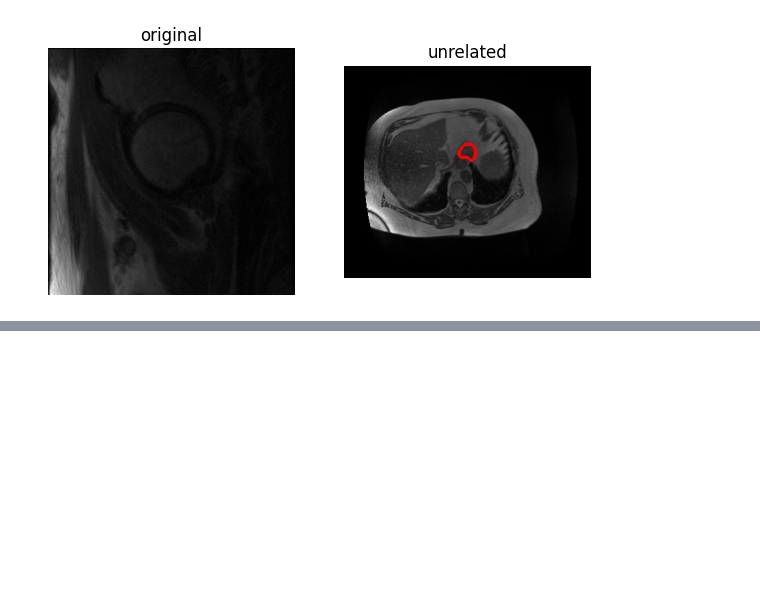
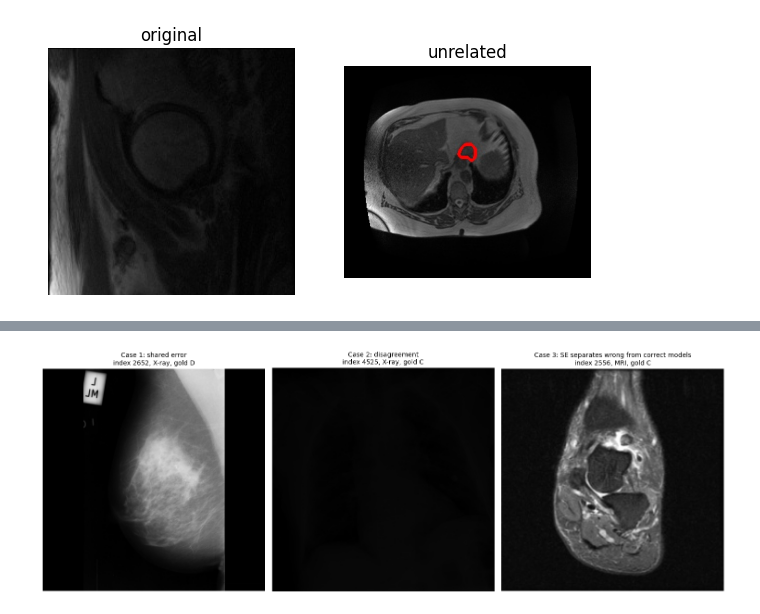
Before and after one commit to GeorgiosMavrakis/introduction-to-github, a Jupyter notebook: Copy_of_[MAM11A_2026]_V&L_Practicum_Uncertainty_Final.ipynb, the cells around one changed output, grey strips where cells are left out. Saved outputs shown, nothing was run; the diff lists cells and outputs as text; code cells hidden in the pictures; blank space fills up the shorter version.

Commit message:
Created using Colab Question 14 and 18

```diff
--- a/Copy_of_[MAM11A_2026]_V&L_Practicum_Uncertainty_Final.ipynb
+++ b/Copy_of_[MAM11A_2026]_V&L_Practicum_Uncertainty_Final.ipynb
@@ -2024,0 +2027,93 @@ unrelated image: votes {'D': 10}, SE -0.00, example '[D] ankle or foot soft tiss
+# %%
+#Q14
+import matplotlib.pyplot as plt
+
+files14 = {
+    "GPT-5-mini": "data/model_responses/outputs_gpt5-mini_no-logprobs.tsv",
+    "Qwen2.5-VL-32B T=1.0": "data/model_responses/outputs_Qwen2.5-VL-32B-Instruct-temp_1.0.tsv",
+    "Qwen2-VL-2B T=1.0": "data/model_responses/outputs_Qwen2-VL-2B-Instruct-temp_1.0.tsv",
+    "medgemma-4b-it T=1.0": "data/model_responses/outputs_medgemma-4b-it-temp_1.0.tsv",
+}
+d14 = {m: load_and_process_data(p) for m, p in files14.items()}
+
+def per_question(d):
+    """Majority answer, correctness, semantic entropy and vote counts per question, with the notebook's vote rule."""
+    rows = []
+    for idx, g in d.groupby("index"):
+        votes = Counter(g["parsed_response"])
+        maj = votes.most_common(1)[0][0]  # ties go to the first-encountered answer, None counts as a vote
+        p = np.array(list(votes.values())) / len(g)
+        rows.append({"index": idx, "maj": maj, "correct": int(maj == g["gold_label"].iloc[0]),
+                     "SE": round(-np.sum(p * np.log2(p)), 10) + 0.0, "n": len(g),
+                     "votes": ", ".join(f"{k}:{v}" for k, v in votes.most_common())})
+    return pd.DataFrame(rows).set_index("index")
+
+res14 = {}
+for m, d in d14.items():
+    q = per_question(d)
+    se, corr, _ = compute_semantic_entropy_uncertainty(d)
+    assert np.allclose(q["SE"], se) and (q["correct"].values == corr).all()
+    res14[m] = q
+
+common14 = res14["GPT-5-mini"].index  # the 225 questions gpt-5-mini covers
+for m in res14:
+    res14[m] = res14[m].loc[common14].copy()
+    res14[m]["SE_pct"] = res14[m]["SE"].rank(pct=True)  # percentile within the model, over the 225 questions
+
+print(pd.DataFrame([{"model": m, "n_questions": len(q), "samples_per_question": f"{q['n'].min()}-{q['n'].max()}",
+                     "majority_acc": round(q["correct"].mean(), 3), "mean_SE": round(q["SE"].mean(), 3),
+                     "n_SE0": int((q["SE"] == 0).sum())} for m, q in res14.items()]).set_index("model").to_string())
+
+maj14 = pd.DataFrame({m: q["maj"].astype(str) for m, q in res14.items()})
+cor14 = pd.DataFrame({m: q["correct"] for m, q in res14.items()})
+pct14 = pd.DataFrame({m: q["SE_pct"] for m, q in res14.items()})
+n_correct = cor14.sum(axis=1)
+feat14 = pd.DataFrame({
+    "gpt10": res14["GPT-5-mini"]["n"] == 10,
+    "mean_SE": pd.DataFrame({m: q["SE"] for m, q in res14.items()}).mean(axis=1),
+    "n_distinct": maj14.nunique(axis=1),
+    "same_wrong": (n_correct == 0) & (maj14.nunique(axis=1) == 1),
+    "gap": pct14.where(cor14 == 0).mean(axis=1) - pct14.where(cor14 == 1).mean(axis=1),  # wrong minus correct models
+})
+print(f"\nall four majority answers wrong: {(n_correct == 0).sum()} | all four agree: {(feat14['n_distinct'] == 1).sum()} "
+      f"| all four correct: {(n_correct == 4).sum()} | questions with 10 gpt-5-mini samples: {feat14['gpt10'].sum()}")
+
+def pick(mask, by, asc, exclude=()):
+    # pre-specified ranking, then questions with 10 gpt-5-mini samples, then lowest index
+    c = feat14[mask & ~feat14.index.isin(exclude)].reset_index()
+    return int(c.sort_values(by + ["gpt10", "index"], ascending=asc + [False, True]).iloc[0]["index"])
+
+cases14 = {}
+if (n_correct == 0).any():
+    cases14["Case 1: shared error"] = pick(n_correct == 0, ["same_wrong", "mean_SE"], [False, True])
+else:
+    print("no question is answered incorrectly by all four models")
+    cases14["Case 1: most models wrong, most disagreement"] = pick(n_correct == n_correct.min(), ["n_distinct", "mean_SE"], [False, True])
+cases14["Case 2: disagreement"] = pick(feat14["n_distinct"] > 1, ["n_distinct", "mean_SE"], [False, True], list(cases14.values()))
+cases14["Case 3: SE separates wrong from correct models"] = pick(n_correct.between(1, 3), ["gap"], [False], list(cases14.values()))
+
+ds14 = pd.read_csv("data/GMAI_mm_bench_dataset.tsv", sep="\t").set_index("index")
+for name, i in cases14.items():
+    r = ds14.loc[i]
+    print(f"\n{'=' * 110}\n{name}: index {i} | gold {r['answer']} | {r['modality']} | {r['clinical VQA task']} "
+          f"| {r['perceptual granularity']} | {r['department']}")
+    print(f"question: {r['question']}")
+    print("options: " + " | ".join(f"[{k}] {r[k]}" for k in "ABCDE" if pd.notna(r[k])))
+    tab = pd.DataFrame({m: q.loc[i] for m, q in res14.items()}).T[["votes", "maj", "correct", "SE", "SE_pct", "n"]]
+    tab[["SE", "SE_pct"]] = tab[["SE", "SE_pct"]].astype(float).round(3)
+    print(tab.to_string())
+    for m, d in d14.items():
+        print(f"\n  {m}, one response per distinct answer:")
+        for a, resp in d[d["index"] == i].drop_duplicates("parsed_response")[["parsed_response", "response"]].values:
+            print(f"    {a!s:>4}  {resp!r}")
+
+fig, axes = plt.subplots(1, 3, figsize=(15, 5.5))
+for ax, (name, i) in zip(axes, cases14.items()):
+    ax.imshow(Image.open(os.path.join("data/images", ds14.loc[i, "image_path"])), cmap="gray")
+    ax.set_title(f"{name}\nindex {i}, {ds14.loc[i, 'modality']}, gold {ds14.loc[i, 'answer']}", fontsize=10)
+    ax.axis("off")
+plt.tight_layout()
+os.makedirs("outputs", exist_ok=True)
+plt.savefig("outputs/q14_four_models_case_images.png", dpi=150, bbox_inches="tight")
+plt.show()
+# %% [output]
@@ -2024,0 +2137 @@ unrelated image: votes {'D': 10}, SE -0.00, example '[D] ankle or foot soft tiss
+[figure, added]
```
Also changed, not shown: parts of 6 cells of this notebook.
